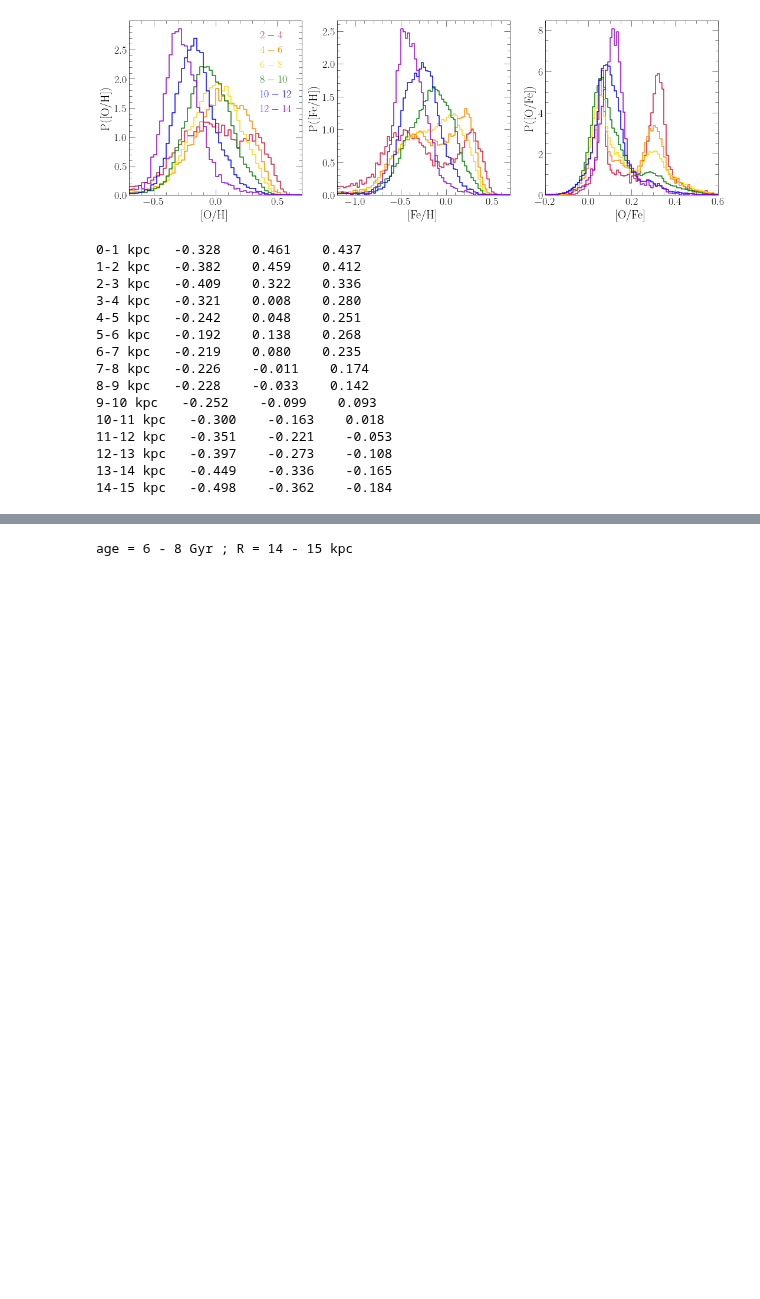
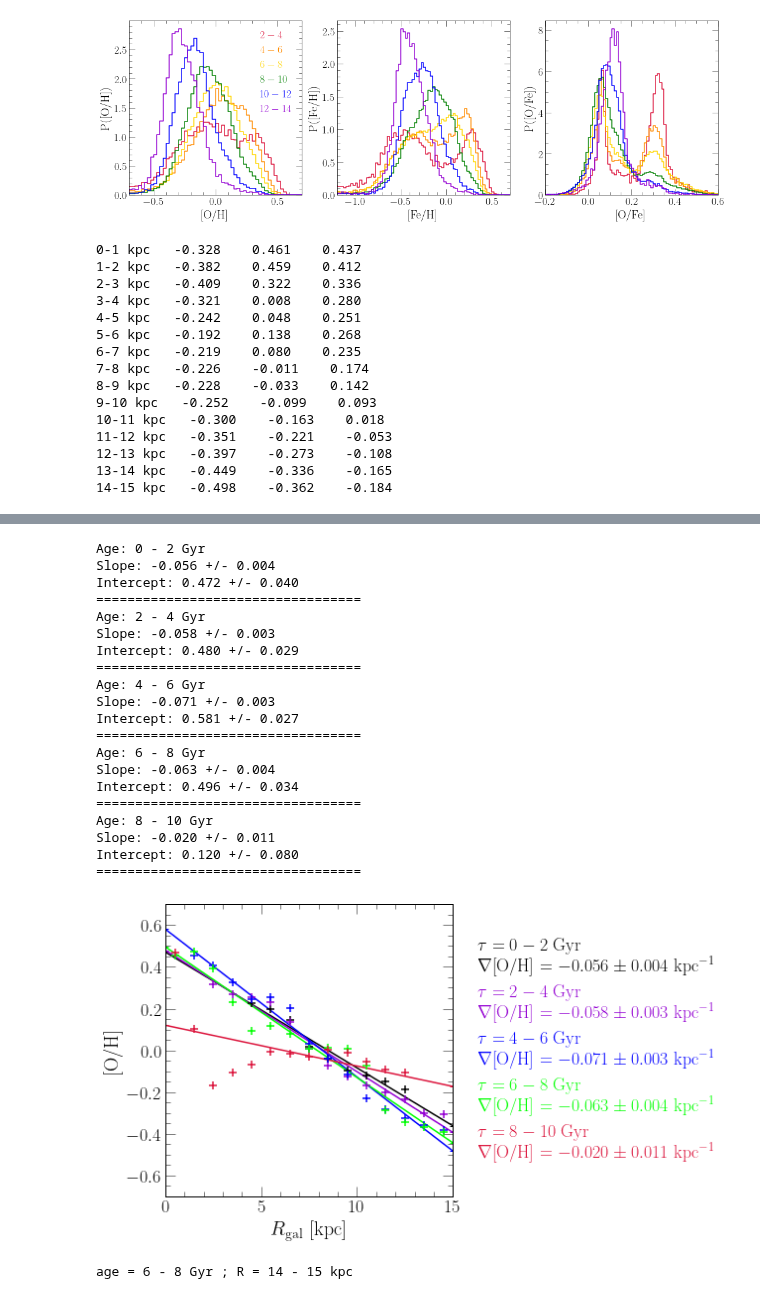
Before and after one commit to giganano/outflows, a Jupyter notebook: notebooks/apogee.ipynb, the cells around one changed output, grey strips where cells are left out. Cells and saved outputs as stored; diff of their text form; code cells hidden in the pictures; blank space fills up the shorter version.

```diff
--- a/notebooks/apogee.ipynb
+++ b/notebooks/apogee.ipynb
@@ -588,3 +618,77 @@ radial_bins = list(range(16))
+# %%
+colors = ["black", "darkviolet", "blue", "lime", "crimson"]
+
+fig = plt.figure(figsize = (9, 5))
+ax = fig.add_subplot(111)
+ax.set_xlabel(r"$R_\text{gal}$ [kpc]")
+ax.set_ylabel(r"[O/H]")
+ax.set_xlim([0, 15])
+ax.set_ylim([-0.7, 0.7])
+
+raw = np.genfromtxt("./apogee/age_gradoh_skewnormfits.out")
+for i in range(len(age_bins) - 1):
+    fits = raw[i * (len(radial_bins) - 1) : (i + 1) * (len(radial_bins) - 1)]
+    radii = []
+    oh = []
+    for j in range(len(fits)):
+        if not any([np.isnan(_) for _ in fits[j][4:]]):
+            radii.append((fits[j][2] + fits[j][3]) / 2)
+            oh.append(mode_of_skewnorm(fits[j][4], fits[j][6], fits[j][8]))
+        else: pass
+    kwargs = {
+        "c": named_colors()[colors[i]],
+        "marker": markers()['plus'],
+        "zorder": 100
+    }
+    ax.scatter(radii, oh, s = 50, **kwargs)
+    regression = linregress(radii, oh)
+    print("Age: %d - %d Gyr" % (age_bins[i], age_bins[i + 1]))
+    print("Slope: %.3f +/- %.3f" % (regression.slope, regression.stderr))
+    print("Intercept: %.3f +/- %.3f" % (regression.intercept, regression.intercept_stderr))
+    print("==================================")
+    bestfit = line(regression.slope, regression.intercept)
+    kwargs["label"] = r"$\tau = %d - %d$ Gyr" "\n" r"$\nabla$[O/H] = $%.3f \pm %.3f$ kpc$^{-1}$" % (
+        age_bins[i], age_bins[i + 1], regression.slope, regression.stderr)
+    kwargs["zorder"] = 0
+    ax.plot(ax.get_xlim(), [bestfit(_) for _ in ax.get_xlim()], **kwargs)
+
+kwargs = {
+    "loc": mpl_loc("center left"),
+    "bbox_to_anchor": (1.01, 0.50),
+    "handlelength": 0,
+    "ncol": 1
+}
+leg = ax.legend(**kwargs)
+fancy_legend(leg, colors)
+
+plt.tight_layout()
+for ext in ["pdf", "jpeg"]:
+    kwargs = {}
+    if ext == "jpeg": kwargs["dpi"] = 200
+    plt.savefig("./apogee/gradoh_fixedage.%s" % (ext), **kwargs)
+plt.show()
+# %% [output]
+Age: 0 - 2 Gyr
+Slope: -0.056 +/- 0.004
+Intercept: 0.472 +/- 0.040
+==================================
+Age: 2 - 4 Gyr
+Slope: -0.058 +/- 0.003
+Intercept: 0.480 +/- 0.029
+==================================
+Age: 4 - 6 Gyr
+Slope: -0.071 +/- 0.003
+Intercept: 0.581 +/- 0.027
+==================================
+Age: 6 - 8 Gyr
+Slope: -0.063 +/- 0.004
+Intercept: 0.496 +/- 0.034
+==================================
+Age: 8 - 10 Gyr
+Slope: -0.020 +/- 0.011
+Intercept: 0.120 +/- 0.080
+==================================
+[figure, added]
 # %%
 def mode(values, bins):
     dist, _ = np.histogram(values, bins = bins)
```
Also changed, not shown: parts of 3 cells of this notebook, 4 other files.
